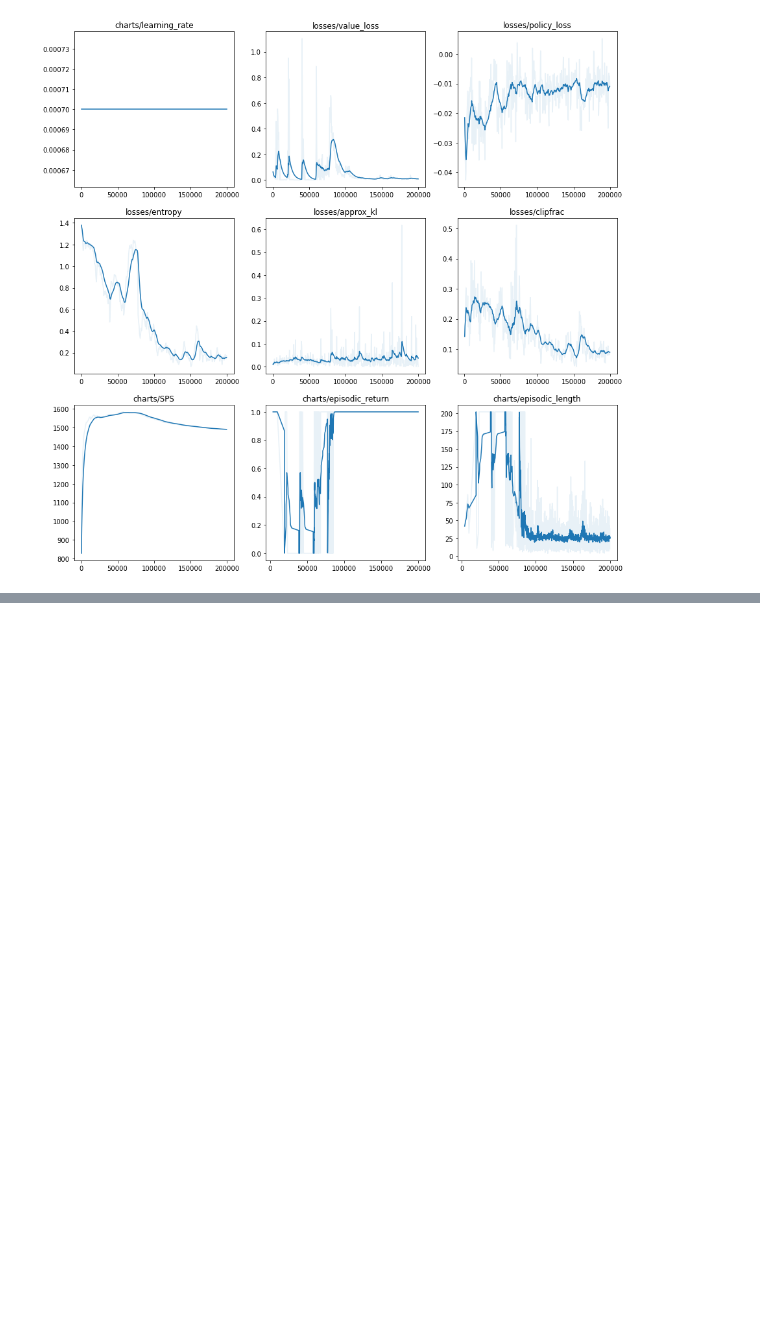
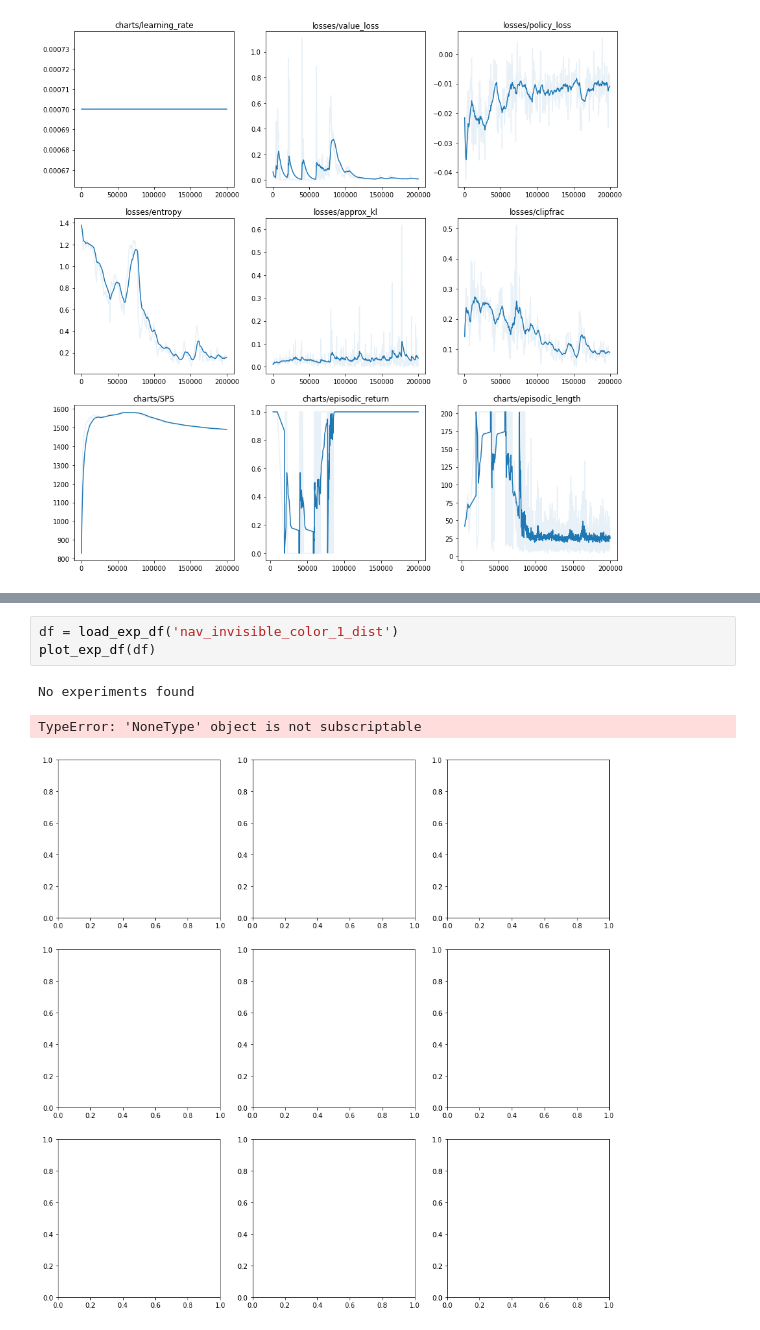
Before and after one commit to liuandrew/training-rl-algo, a Jupyter notebook: write_and_test/read_experiments.ipynb, the cells around one changed output, grey strips where cells are left out. Saved outputs shown, nothing was run; the diff lists cells and outputs as text; blank space fills up the shorter version.

```diff
--- a/write_and_test/read_experiments.ipynb
+++ b/write_and_test/read_experiments.ipynb
@@ -191,0 +203,7 @@ plot_exp_df(df)
+# %%
+df = load_exp_df('nav_invisible_color_1_dist')
+plot_exp_df(df)
+# %% [output]
+No experiments found
+TypeError: 'NoneType' object is not subscriptable
+[figure, added]
```
Also changed, not shown: parts of 2 cells of this notebook, 12 other files.
